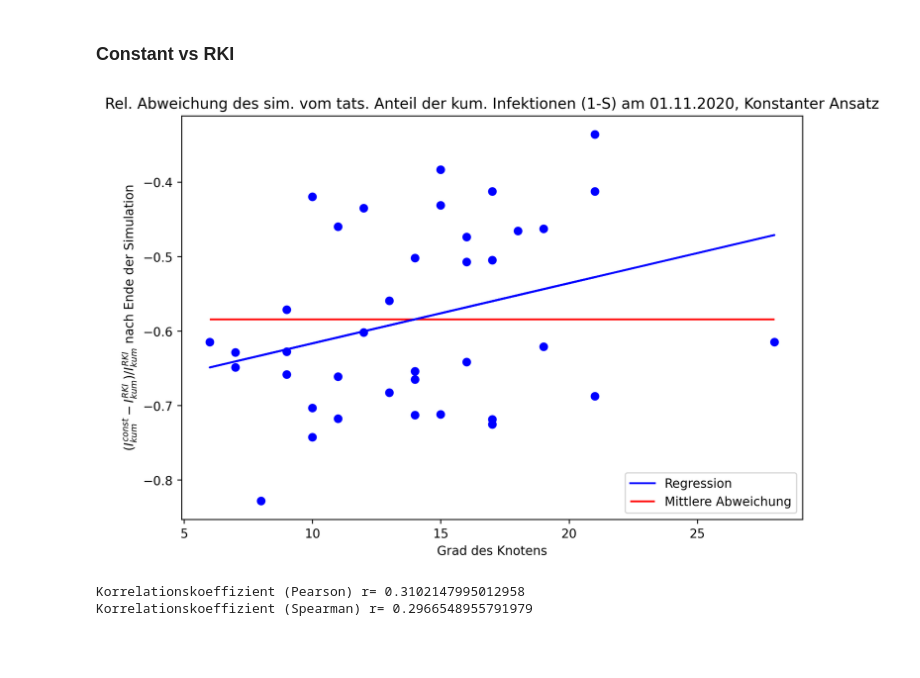
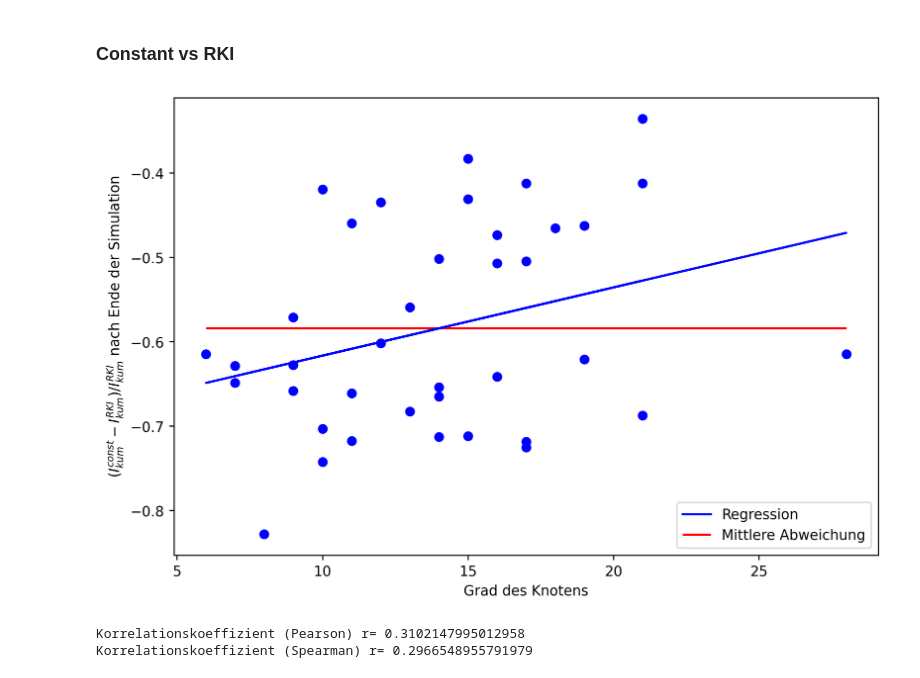
Before and after one commit to torbensun/Modeling-Of-Epidemics-With-Compartmental-And-Network-Models, a Jupyter notebook: Project.ipynb, the cells around one changed output. Cells and saved outputs as stored; diff of their text form; code cells hidden in the pictures; blank space fills up the shorter version.

Commit message:
Small Changes To Plot Titles

```diff
--- a/Project.ipynb
+++ b/Project.ipynb
@@ -655,35 +655,35 @@ for i in range(38):
 # %%
 #We are interested in the cumulative amount of infected (1-S) at the end of the observed time interval:
 
 RKI_data = np.load("Internal Data/timeline.npy")
 
 # Compilation
 
 diff_cum_I_final_c = np.zeros(38)
 RKI=np.zeros(38)
 for i in range(38):
     diff_cum_I_final_c[i] = -(1-RKI_data[i][0][-1]) + (1-sol_38.y[i][-1])
     RKI[i] = (1-RKI_data[i][0][-1])
 avg_diff_cum_I_final_c=np.mean(diff_cum_I_final_c/RKI)
 
 # Regression
 
 def fc(x, a, b):
 	return a*x+b
 p0 = [0, 0.1]
 fitc, errc = opt.curve_fit(fc, degree_dist, diff_cum_I_final_c/RKI, p0)
 
 plt.figure(figsize=(9,6),dpi=250)
-plt.title("Rel. Abweichung des sim. vom tats. Anteil der kum. Infektionen (1-S) am 01.11.2020, Konstanter Ansatz")
+#plt.title("Rel. Abweichung des sim. vom tats. Anteil der kum. Infektionen (1-S) am 01.11.2020, Konstanter Ansatz")
 plt.xlabel('Grad des Knotens')
 plt.ylabel(r"$(I_{kum}^{const}-I_{kum}^{RKI})/I_{kum}^{RKI}$ nach Ende der Simulation")
 plt.scatter(degree_dist,diff_cum_I_final_c/RKI,marker='o',color='blue')
 plt.plot(degree_dist, [fc(d, *fitc) for d in degree_dist], label="Regression",color='blue')
 plt.hlines(avg_diff_cum_I_final_c,6,28,color='red',label='Mittlere Abweichung')
 plt.legend(loc='lower right')
 plt.savefig("Media/Boundaries/Boundaries_38_degree_dist_c.pdf")
 # %% [output]
-[figure, old version]
+[figure, new version]
 # %%
 from scipy import stats
 r_h_p=stats.pearsonr(degree_dist,diff_cum_I_final_c/RKI)[0]
```
Also changed, not shown: parts of 1 cell of this notebook, 3 other files.
